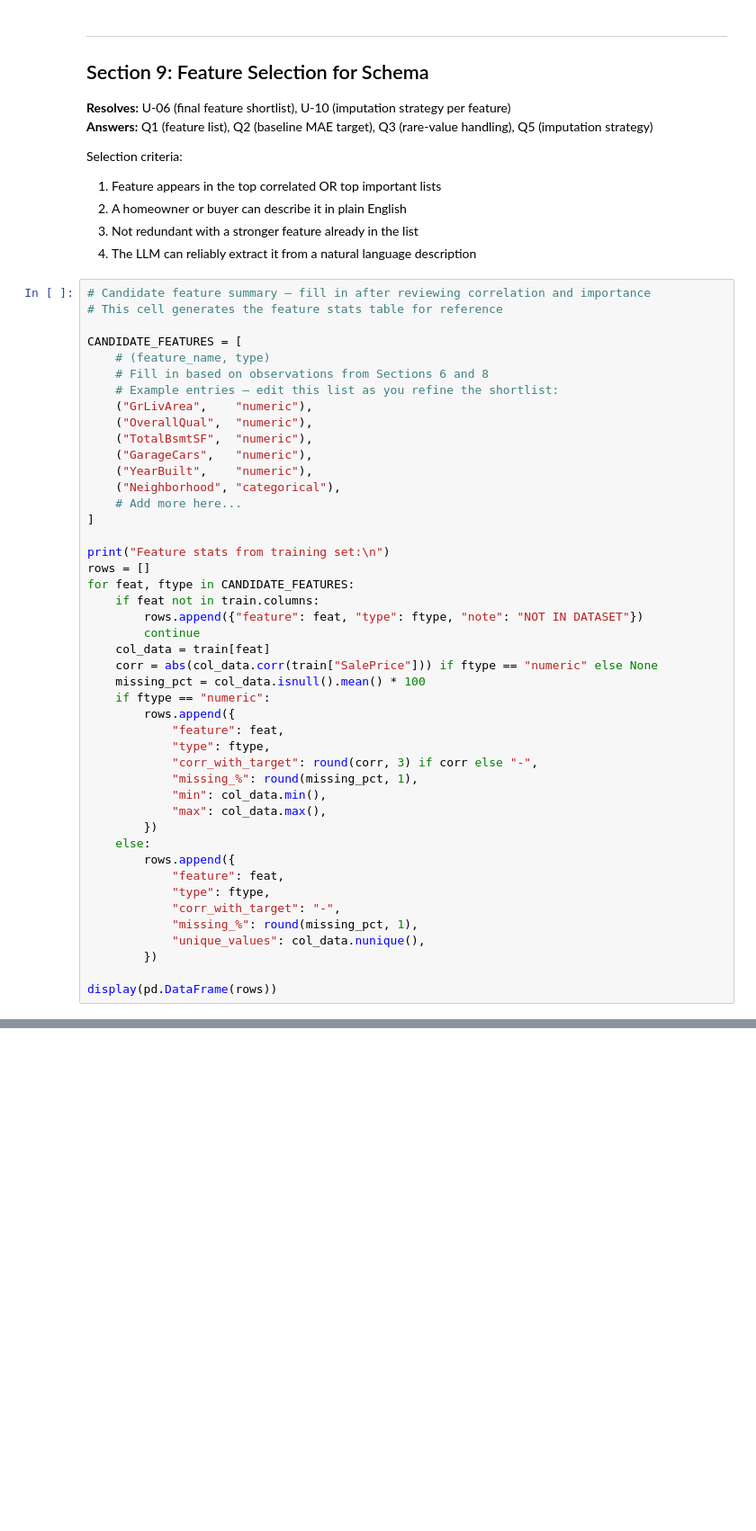
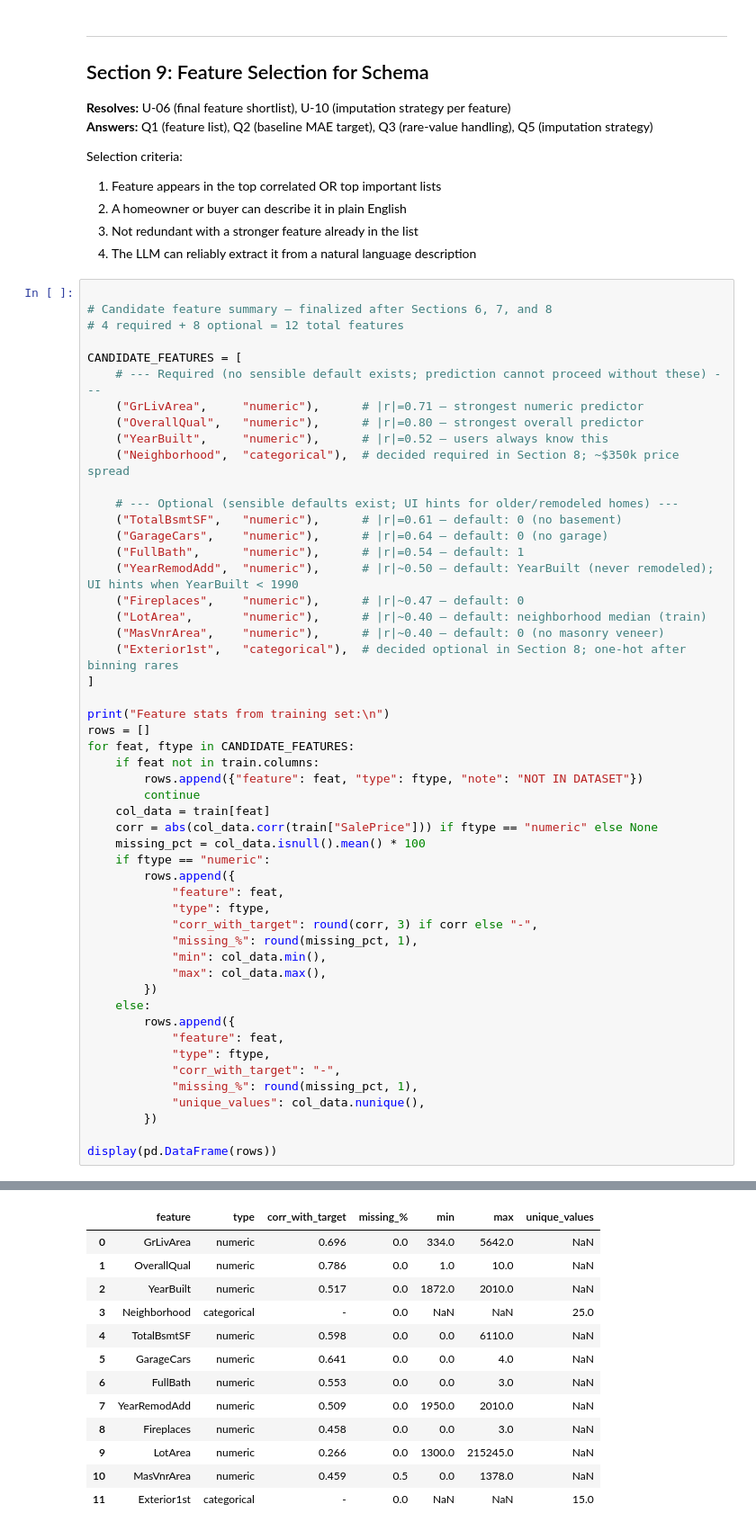
Before and after one commit to amir-hilal/real-estate-ai, a Jupyter notebook: ml/eda.ipynb, the cells around one changed output, grey strips where cells are left out. Shown at 90% size. Cells and saved outputs as stored; diff of their text form; blank space fills up the shorter version.

```diff
--- a/ml/eda.ipynb
+++ b/ml/eda.ipynb
@@ -839,20 +839,26 @@ Selection criteria:
 3. Not redundant with a stronger feature already in the list
 4. The LLM can reliably extract it from a natural language description
 # %%
-# Candidate feature summary — fill in after reviewing correlation and importance
-# This cell generates the feature stats table for reference
+
+# Candidate feature summary — finalized after Sections 6, 7, and 8
+# 4 required + 8 optional = 12 total features
 
 CANDIDATE_FEATURES = [
-    # (feature_name, type)
-    # Fill in based on observations from Sections 6 and 8
-    # Example entries — edit this list as you refine the shortlist:
-    ("GrLivArea",    "numeric"),
-    ("OverallQual",  "numeric"),
-    ("TotalBsmtSF",  "numeric"),
-    ("GarageCars",   "numeric"),
-    ("YearBuilt",    "numeric"),
-    ("Neighborhood", "categorical"),
-    # Add more here...
+    # --- Required (no sensible default exists; prediction cannot proceed without these) ---
+    ("GrLivArea",     "numeric"),      # |r|=0.71 — strongest numeric predictor
+    ("OverallQual",   "numeric"),      # |r|=0.80 — strongest overall predictor
+    ("YearBuilt",     "numeric"),      # |r|=0.52 — users always know this
+    ("Neighborhood",  "categorical"),  # decided required in Section 8; ~$350k price spread
+
+    # --- Optional (sensible defaults exist; UI hints for older/remodeled homes) ---
+    ("TotalBsmtSF",   "numeric"),      # |r|=0.61 — default: 0 (no basement)
+    ("GarageCars",    "numeric"),      # |r|=0.64 — default: 0 (no garage)
+    ("FullBath",      "numeric"),      # |r|=0.54 — default: 1
+    ("YearRemodAdd",  "numeric"),      # |r|~0.50 — default: YearBuilt (never remodeled); UI hints when YearBuilt < 1990
+    ("Fireplaces",    "numeric"),      # |r|~0.47 — default: 0
+    ("LotArea",       "numeric"),      # |r|~0.40 — default: neighborhood median (train)
+    ("MasVnrArea",    "numeric"),      # |r|~0.40 — default: 0 (no masonry veneer)
+    ("Exterior1st",   "categorical"),  # decided optional in Section 8; one-hot after binning rares
 ]
 
 print("Feature stats from training set:\n")
@@ -883,3 +889,4 @@ for feat, ftype in CANDIDATE_FEATURES:
         })
 
 display(pd.DataFrame(rows))
+# %% [output]
@@ -886 +894,14 @@ display(pd.DataFrame(rows))
+|  | feature | type | corr_with_target | missing_% | min | max | unique_values |
+| 0 | GrLivArea | numeric | 0.696 | 0.0 | 334.0 | 5642.0 | NaN |
+| 1 | OverallQual | numeric | 0.786 | 0.0 | 1.0 | 10.0 | NaN |
+| 2 | YearBuilt | numeric | 0.517 | 0.0 | 1872.0 | 2010.0 | NaN |
+| 3 | Neighborhood | categorical | - | 0.0 | NaN | NaN | 25.0 |
+| 4 | TotalBsmtSF | numeric | 0.598 | 0.0 | 0.0 | 6110.0 | NaN |
+| 5 | GarageCars | numeric | 0.641 | 0.0 | 0.0 | 4.0 | NaN |
+| 6 | FullBath | numeric | 0.553 | 0.0 | 0.0 | 3.0 | NaN |
+| 7 | YearRemodAdd | numeric | 0.509 | 0.0 | 1950.0 | 2010.0 | NaN |
+| 8 | Fireplaces | numeric | 0.458 | 0.0 | 0.0 | 3.0 | NaN |
+| 9 | LotArea | numeric | 0.266 | 0.0 | 1300.0 | 215245.0 | NaN |
+| 10 | MasVnrArea | numeric | 0.459 | 0.5 | 0.0 | 1378.0 | NaN |
+| 11 | Exterior1st | categorical | - | 0.0 | NaN | NaN | 15.0 |
 # %% [markdown]
```
Also changed, not shown: parts of 4 cells of this notebook, 2 other files.
